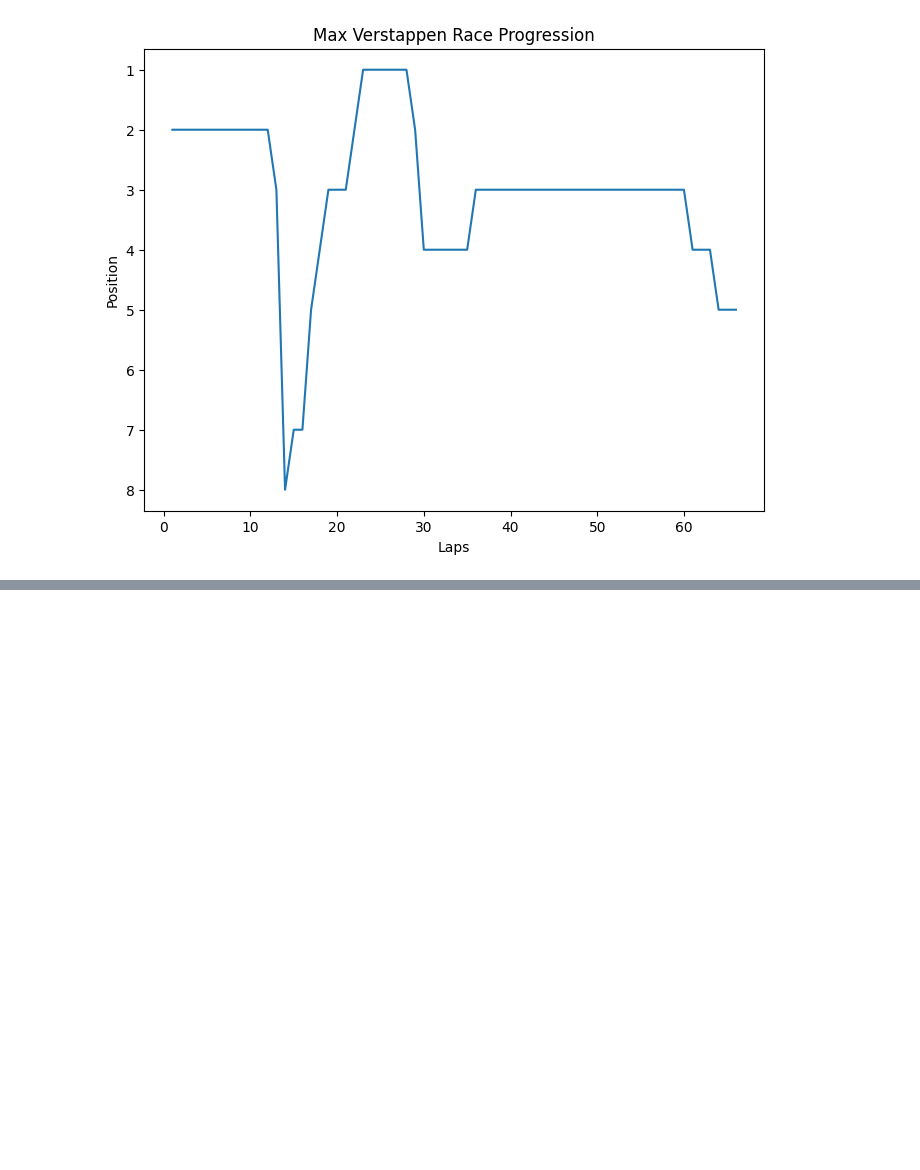
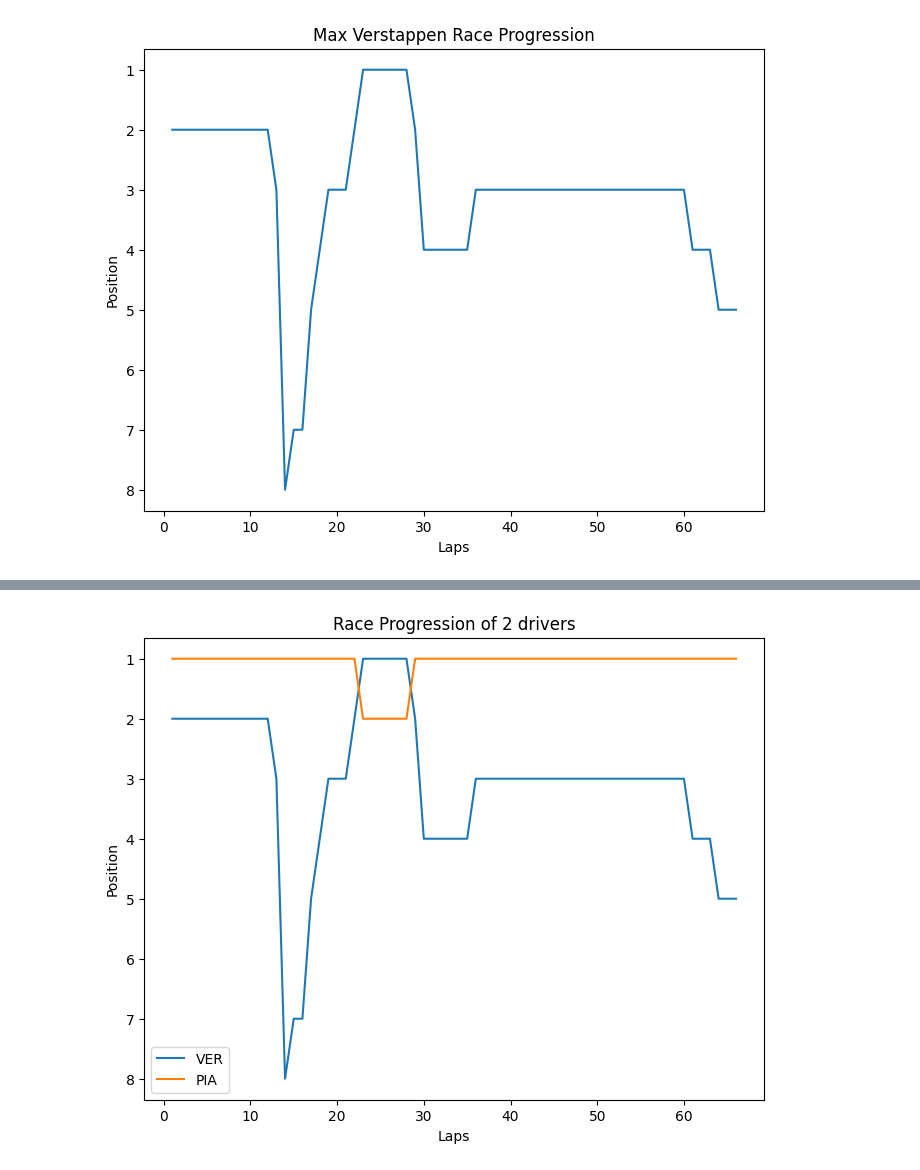
Before and after one commit to Mohandas-KJ/Slipstream-F1, a Jupyter notebook: 2026_Barcelona_GP/notebooks/02_results_and_laps.ipynb, the cells around one changed output, grey strips where cells are left out. Cells and saved outputs as stored; diff of their text form; code cells hidden in the pictures; blank space fills up the shorter version.

```diff
--- a/2026_Barcelona_GP/notebooks/02_results_and_laps.ipynb
+++ b/2026_Barcelona_GP/notebooks/02_results_and_laps.ipynb
@@ -300,3 +303,7 @@ plt
 # %% [output]
 <module 'matplotlib.pyplot' from '/mnt/Windows/Projects_S1/ProjectSlipstream/.venv/lib/python3.13/site-packages/matplotlib/pyplot.py'>
 [figure]
+# %%
+# Import Piastri
+pia = race_laps.pick_drivers("PIA")
+pia
@@ -302,0 +324,5 @@ plt
+# %%
+#Plot Max and Piastri Race Progression
+slipplot.plot_race_progression([max,pia])
+# %% [output]
+[figure, added]
```
Also changed, not shown: parts of 4 cells of this notebook, 3 other files.
